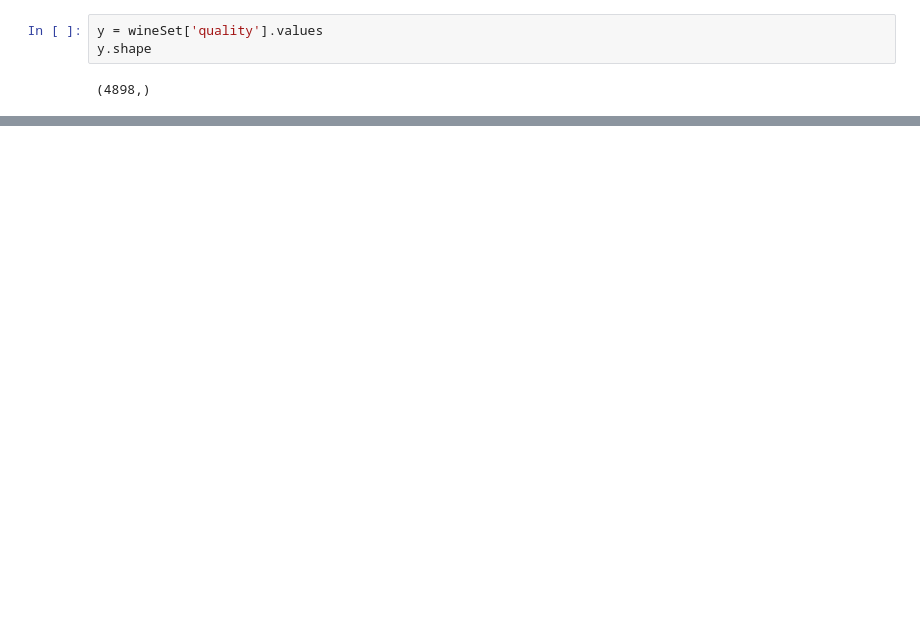
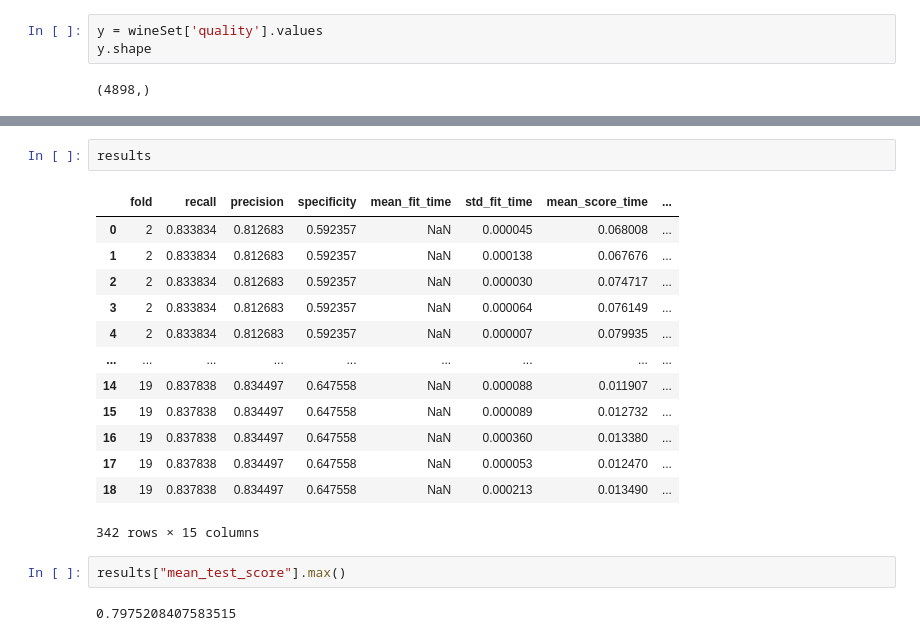
Before and after one commit to benMiniconi/Seattle2050, a Jupyter notebook: Notebooks/TP KNN.ipynb, the cells around one changed output, grey strips where cells are left out. Drawn from its saved outputs; the diff is of its cells as text; blank space fills up the shorter version.

```diff
--- a/Notebooks/TP KNN.ipynb
+++ b/Notebooks/TP KNN.ipynb
@@ -60,0 +277,20 @@ free sulfur dioxide
+# %%
+results
+# %% [output]
+|  | fold | recall | precision | specificity | mean_fit_time | std_fit_time | mean_score_time | ... |
+| 0 | 2 | 0.833834 | 0.812683 | 0.592357 | NaN | 0.000045 | 0.068008 | ... |
+| 1 | 2 | 0.833834 | 0.812683 | 0.592357 | NaN | 0.000138 | 0.067676 | ... |
+| 2 | 2 | 0.833834 | 0.812683 | 0.592357 | NaN | 0.000030 | 0.074717 | ... |
+| 3 | 2 | 0.833834 | 0.812683 | 0.592357 | NaN | 0.000064 | 0.076149 | ... |
+| 4 | 2 | 0.833834 | 0.812683 | 0.592357 | NaN | 0.000007 | 0.079935 | ... |
+| ... | ... | ... | ... | ... | ... | ... | ... | ... |
+| 14 | 19 | 0.837838 | 0.834497 | 0.647558 | NaN | 0.000088 | 0.011907 | ... |
+| 15 | 19 | 0.837838 | 0.834497 | 0.647558 | NaN | 0.000089 | 0.012732 | ... |
+| 16 | 19 | 0.837838 | 0.834497 | 0.647558 | NaN | 0.000360 | 0.013380 | ... |
+| 17 | 19 | 0.837838 | 0.834497 | 0.647558 | NaN | 0.000053 | 0.012470 | ... |
+| 18 | 19 | 0.837838 | 0.834497 | 0.647558 | NaN | 0.000213 | 0.013490 | ... |
+342 rows × 15 columns
+# %%
+results["mean_test_score"].max()
+# %% [output]
+0.7975208407583515
```
Also changed, not shown: parts of 21 cells of this notebook.
